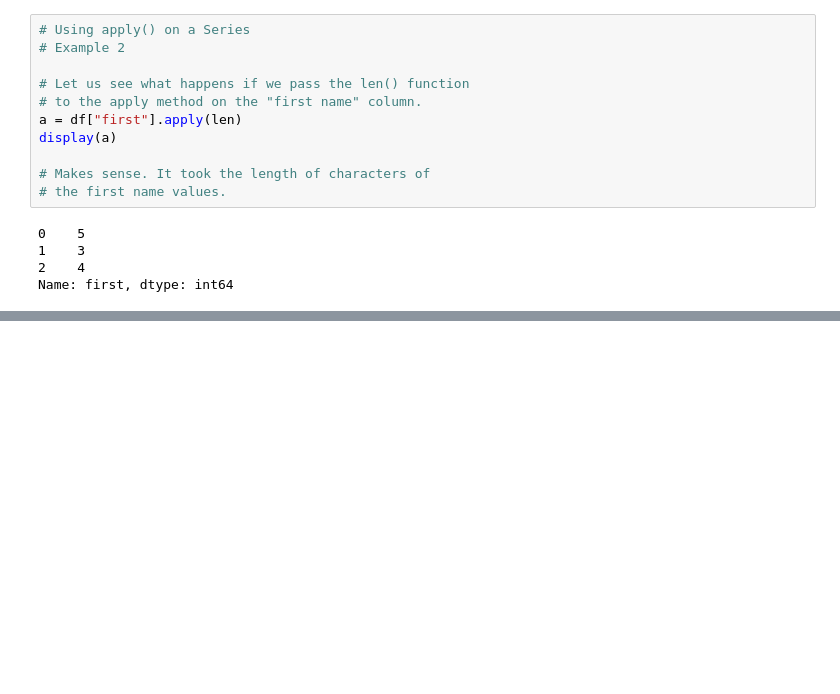
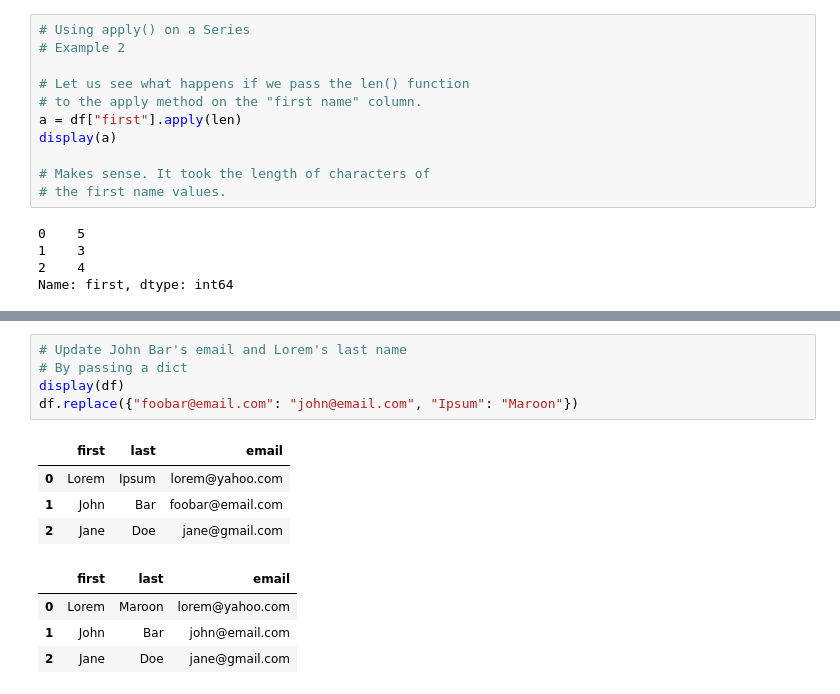
Before and after one commit to thandora/pandas-notes, a Jupyter notebook: pandas_05a.ipynb, the cells around one changed output, grey strips where cells are left out. Cells and saved outputs as stored; diff of their text form; blank space fills up the shorter version.

```diff
--- a/pandas_05a.ipynb
+++ b/pandas_05a.ipynb
@@ -334,0 +467,14 @@ dtype: int64
+# %%
+# Update John Bar's email and Lorem's last name
+# By passing a dict
+display(df)
+df.replace({"foobar@email.com": "john@email.com", "Ipsum": "Maroon"})
+# %% [output]
+|  | first | last | email |
+| 0 | Lorem | Ipsum | lorem@yahoo.com |
+| 1 | John | Bar | foobar@email.com |
+| 2 | Jane | Doe | jane@gmail.com |
+|  | first | last | email |
+| 0 | Lorem | Maroon | lorem@yahoo.com |
+| 1 | John | Bar | john@email.com |
+| 2 | Jane | Doe | jane@gmail.com |
```
Also changed, not shown: parts of 14 cells of this notebook.
